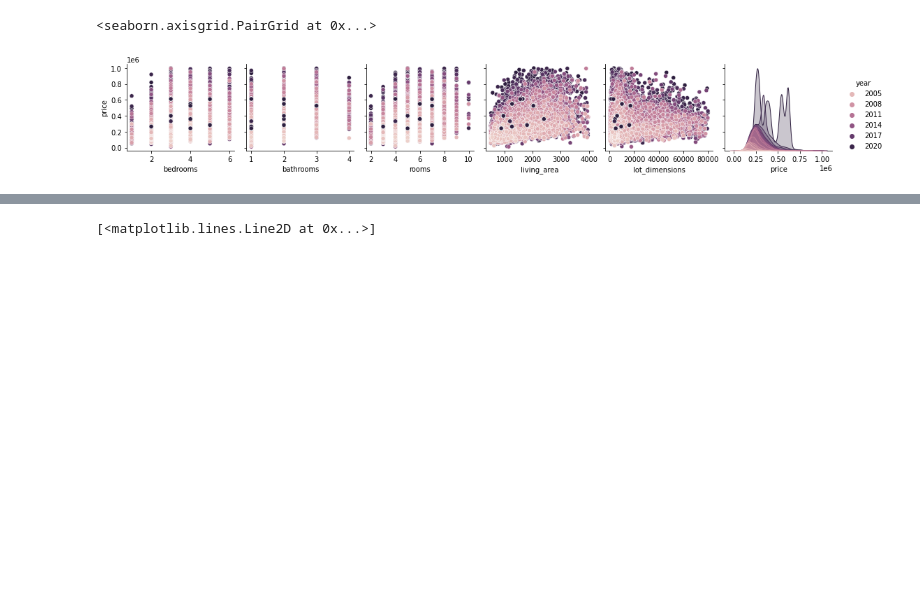
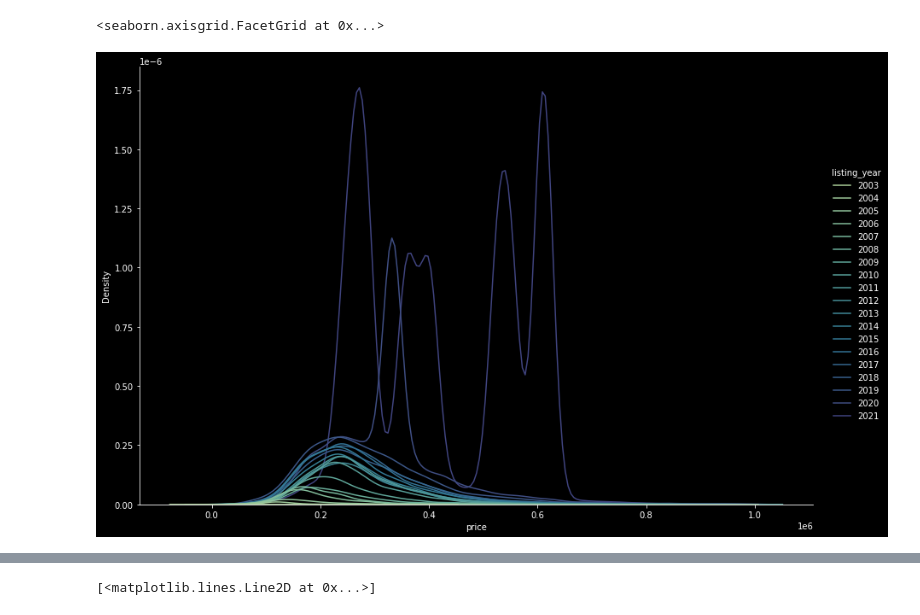
Before and after one commit to simkass/quebec-real-estate-analysis, a Jupyter notebook: quebec_real_estate/visualize_listings.ipynb, the cells around one changed output, grey strips where cells are left out. Drawn from its saved outputs; the diff is of its cells as text; code cells hidden in the pictures; blank space fills up the shorter version.

```diff
--- a/quebec_real_estate/visualize_listings.ipynb
+++ b/quebec_real_estate/visualize_listings.ipynb
@@ -6,2 +9,7 @@ import numpy as np
+# %%
+def get_alpha_blend_cmap(cmap, alpha):
+    cls = plt.get_cmap(cmap)(np.linspace(0,1,256))
+    cls = (1-alpha) + alpha*cls
+    return ListedColormap(cls)
 # %%
 listings_df = pd.read_csv('../data/processed/processed_listings.csv')
@@ -51,5 +53,6 @@ plot_corr_map(listings_df)
-# %%
-sns.pairplot(listings_df, y_vars=['price'], hue='year')
-# %% [output]
-<seaborn.axisgrid.PairGrid at 0x...>
-[figure, removed]
+# %%
+
+sns.displot(listings_df, x='price', hue='listing_year', kind="kde", height=8, aspect=1.5, palette=get_alpha_blend_cmap("crest", 0.9), common_norm=True)
+# %% [output]
+<seaborn.axisgrid.FacetGrid at 0x...>
+[figure, added]
```
Also changed, not shown: parts of 8 cells of this notebook, 2 other files.
